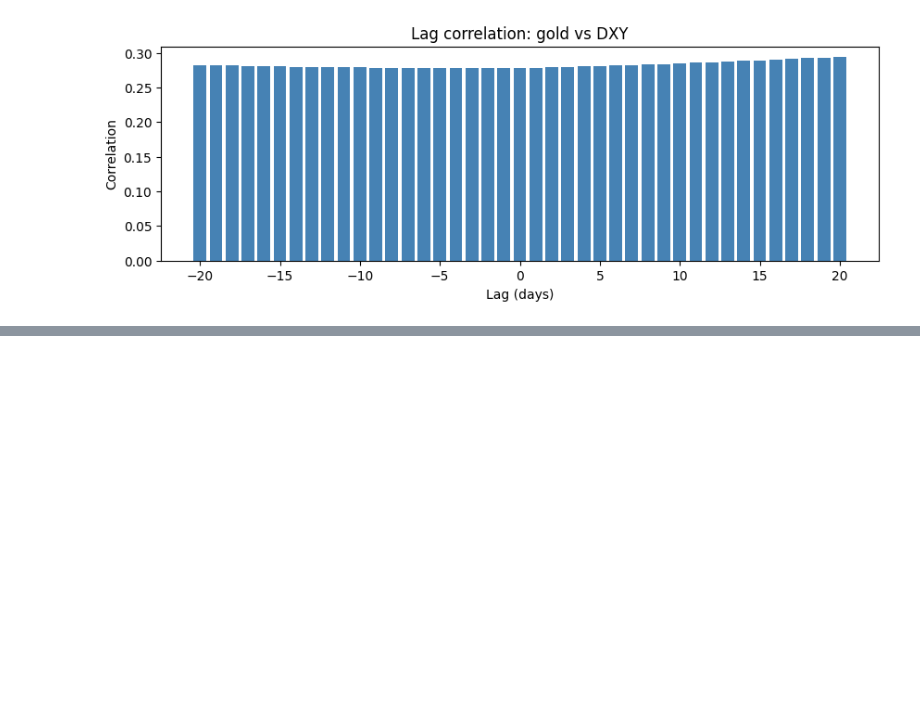
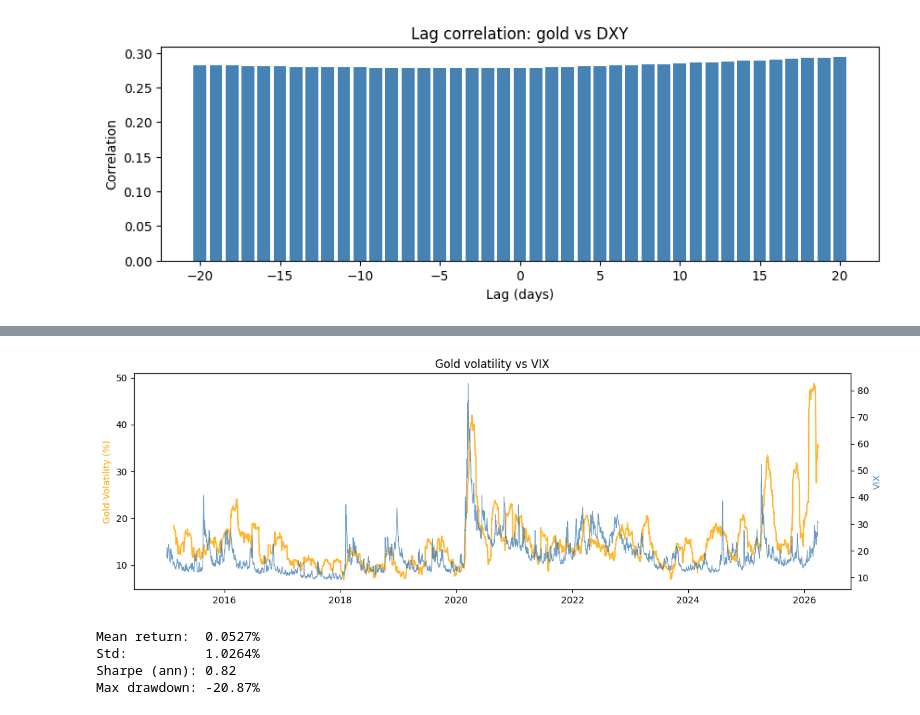
Before and after one commit to atiwit/CPE232-goldpriceforecast, a Jupyter notebook: notebooks/3_eda.ipynb, the cells around one changed output, grey strips where cells are left out. Saved outputs shown, nothing was run; the diff lists cells and outputs as text; code cells hidden in the pictures; blank space fills up the shorter version.

```diff
--- a/notebooks/3_eda.ipynb
+++ b/notebooks/3_eda.ipynb
@@ -297,0 +361,25 @@ plt.show()
+# %%
+# Gold volatility vs VIX
+fig, ax1 = plt.subplots(figsize=(12, 4))
+ax2 = ax1.twinx()
+ax1.plot(df.index, df['gold_vol_30d'], color='orange', label='Gold vol 30d', alpha=0.8)
+ax2.plot(df.index, df['vix_close'], color='steelblue', label='VIX', alpha=0.8, linewidth=0.8)
+ax1.set_ylabel('Gold Volatility (%)', color='orange')
+ax2.set_ylabel('VIX', color='steelblue')
+plt.title('Gold volatility vs VIX')
+plt.tight_layout()
+plt.show()
+# %% [output]
+[figure, added]
+# %%
+# Return stats
+r = df['gold_return'].dropna()
+print(f"Mean return:  {r.mean()*100:.4f}%")
+print(f"Std:          {r.std()*100:.4f}%")
+print(f"Sharpe (ann): {(r.mean()/r.std())*np.sqrt(252):.2f}")
+print(f"Max drawdown: {(df['gold_close']/df['gold_close'].cummax()-1).min()*100:.2f}%")
+# %% [output]
+Mean return:  0.0527%
+Std:          1.0264%
+Sharpe (ann): 0.82
+Max drawdown: -20.87%
```
Also changed, not shown: parts of 11 cells of this notebook.
